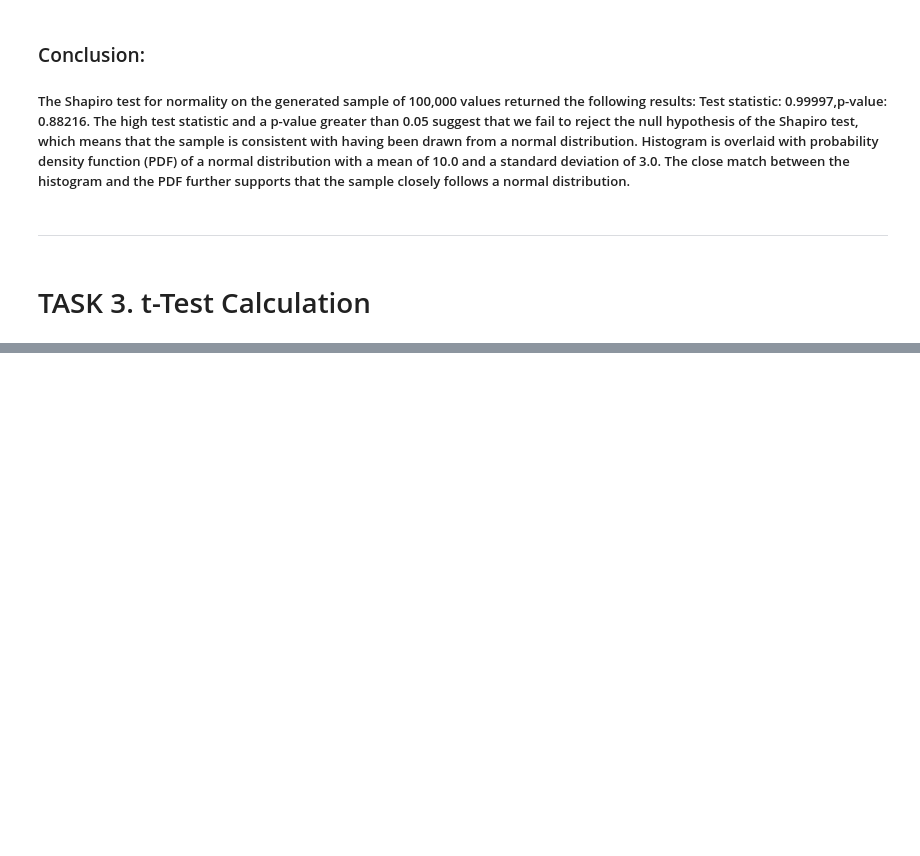
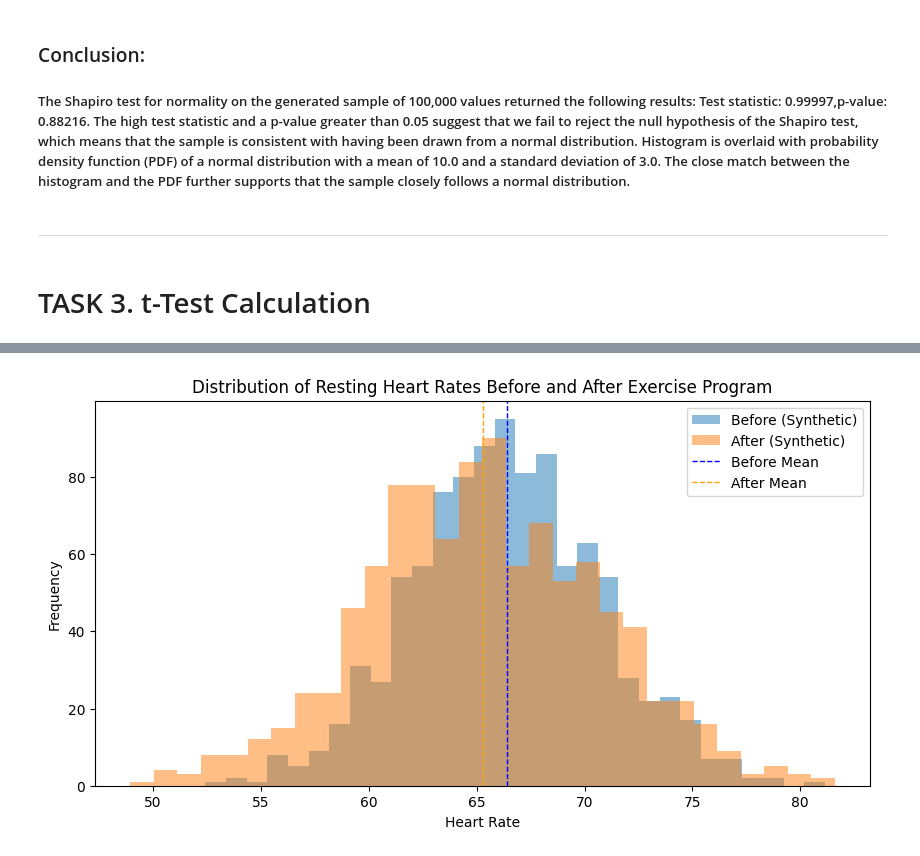
Before and after one commit to YuliiaRysinska/Applied_Statistic, a Jupyter notebook: tasks.ipynb, the cells around one changed output, grey strips where cells are left out. Cells and saved outputs as stored; diff of their text form; code cells hidden in the pictures; blank space fills up the shorter version.

```diff
--- a/tasks.ipynb
+++ b/tasks.ipynb
@@ -126,0 +174,17 @@ ShapiroResult(statistic=np.float64(0.9998146575264124), pvalue=np.float64(0.5851
+# %%
+before_synthetic = np.random.normal(loc=np.mean(before), scale=np.std(before), size=1000)
+after_synthetic = np.random.normal(loc=np.mean(after), scale=np.std(after), size=1000)
+
+# Plotting the synthetic data
+plt.figure(figsize=(10, 5))
+plt.hist(before_synthetic, bins=30, alpha=0.5, label='Before (Synthetic)')
+plt.hist(after_synthetic, bins=30, alpha=0.5, label='After (Synthetic)')
+plt.axvline(np.mean(before), color='blue', linestyle='dashed', linewidth=1, label='Before Mean')
+plt.axvline(np.mean(after), color='orange', linestyle='dashed', linewidth=1, label='After Mean')
+plt.title("Distribution of Resting Heart Rates Before and After Exercise Program")
+plt.xlabel("Heart Rate")
+plt.ylabel("Frequency")
+plt.legend()
+plt.show()
+# %% [output]
+[figure, added]
```
Also changed, not shown: parts of 17 cells of this notebook.
